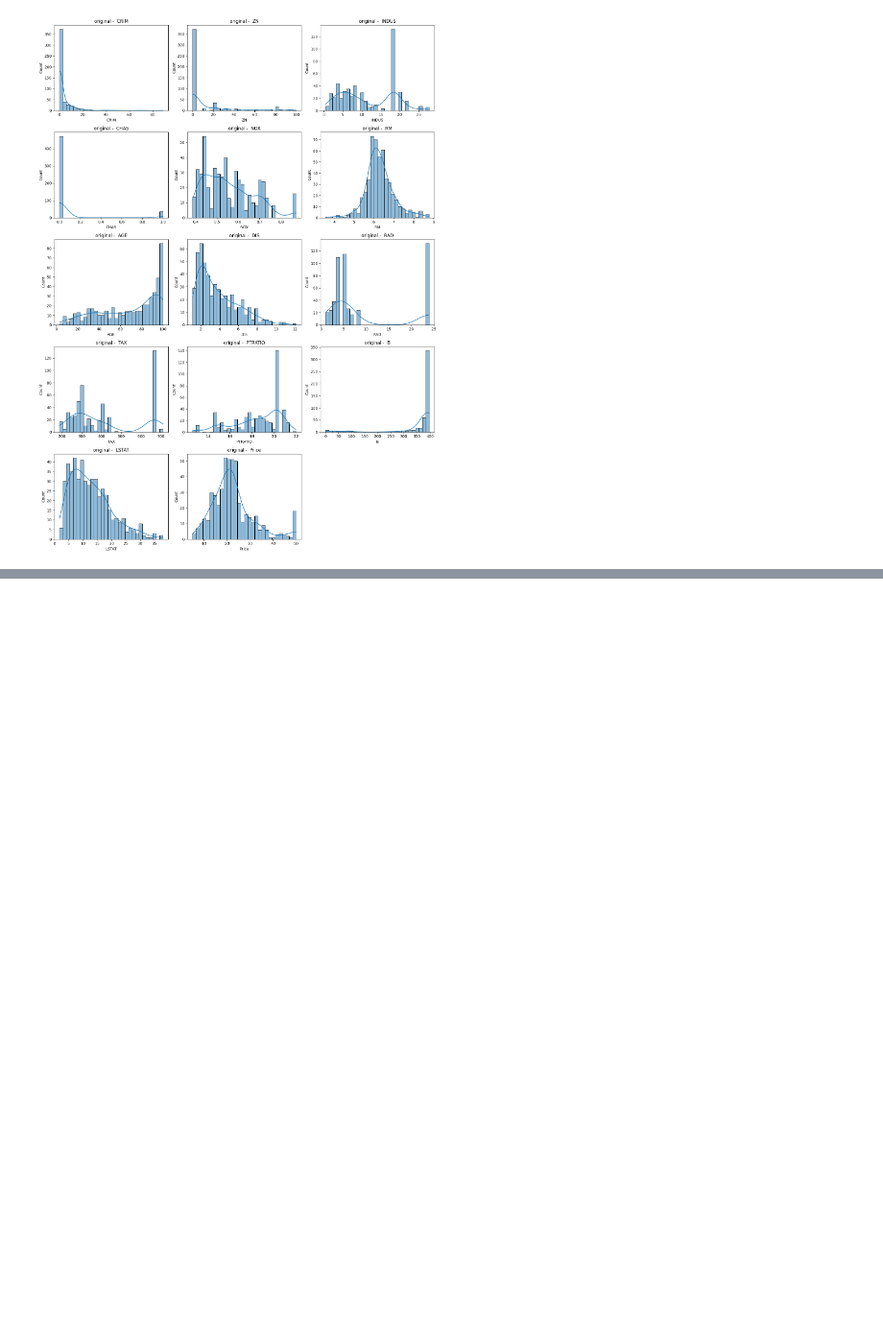
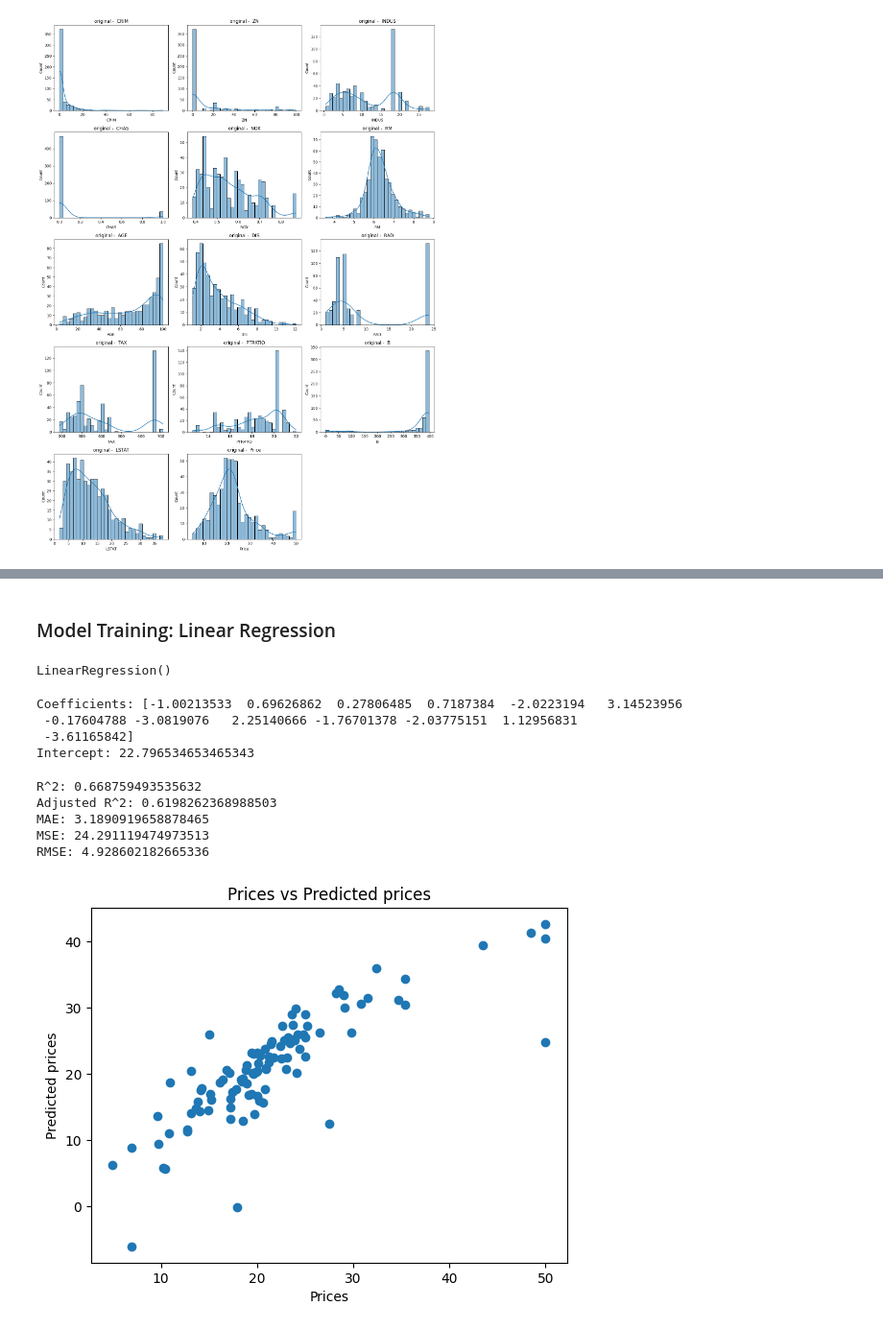
Before and after one commit to lephgvu/end-to-end-ml, a Jupyter notebook: notebook/linear_ml.ipynb, the cells around one changed output, grey strips where cells are left out. Shown at 96% size. Drawn from its saved outputs; the diff is of its cells as text; code cells hidden in the pictures; blank space fills up the shorter version.

```diff
--- a/notebook/linear_ml.ipynb
+++ b/notebook/linear_ml.ipynb
@@ -153,3 +160,7 @@ def plot_all_hist(df,title_prefix = ""):
 plot_all_hist(df, title_prefix='original - ')
 # %% [output]
 [figure]
+# %%
+# Splitting the data into features and target variable
+X = df.drop('Price', axis=1)
+y = df['Price']
@@ -155,0 +191,11 @@ plot_all_hist(df, title_prefix='original - ')
+# %%
+# Train/test split
+from sklearn.model_selection import train_test_split
+from sklearn.preprocessing import StandardScaler
+
+X_train, X_test, y_train, y_test = train_test_split(X, y, test_size=0.2, random_state=42)
+
+# Feature scaling
+scaler = StandardScaler()
+X_train = scaler.fit_transform(X_train)
+X_test = scaler.transform(X_test)
@@ -155,0 +234,46 @@ plot_all_hist(df, title_prefix='original - ')
+# %% [markdown]
+### Model Training: Linear Regression
+# %%
+from sklearn.linear_model import LinearRegression
+
+reg = LinearRegression()
+reg.fit(X_train, y_train)
+# %% [output]
+LinearRegression()
+# %%
+## Print the coefficients and intercept of the model
+print("Coefficients:", reg.coef_)
+print("Intercept:", reg.intercept_)
+# %% [output]
+Coefficients: [-1.00213533  0.69626862  0.27806485  0.7187384  -2.0223194   3.14523956
+ -0.17604788 -3.0819076   2.25140666 -1.76701378 -2.03775151  1.12956831
+ -3.61165842]
+Intercept: 22.796534653465343
+# %%
+# Predicting the target variable for the test set
+y_pred = reg.predict(X_test)
+# %%
+# Model evaluation
+from sklearn.metrics import r2_score, mean_squared_error, mean_absolute_error
+
+acc_linreg = r2_score(y_test, y_pred)
+print('R^2:', acc_linreg)
+print('Adjusted R^2:', 1 - (1-acc_linreg)*(len(y_test)-1)/(len(y_test)-X_test.shape[1]-1))
+print('MAE:', mean_absolute_error(y_test, y_pred))
+print('MSE:', mean_squared_error(y_test, y_pred))
+print('RMSE:', np.sqrt(mean_squared_error(y_test, y_pred)))
+# %% [output]
+R^2: 0.668759493535632
+Adjusted R^2: 0.6198262368988503
+MAE: 3.1890919658878465
+MSE: 24.291119474973513
+RMSE: 4.928602182665336
+# %%
+# Visualizing the differences between actual prices and predicted values
+plt.scatter(y_test, y_pred)
+plt.xlabel("Prices")
+plt.ylabel("Predicted prices")
+plt.title("Prices vs Predicted prices")
+plt.show()
+# %% [output]
+[figure, added]
```
Also changed, not shown: parts of 32 cells of this notebook.
